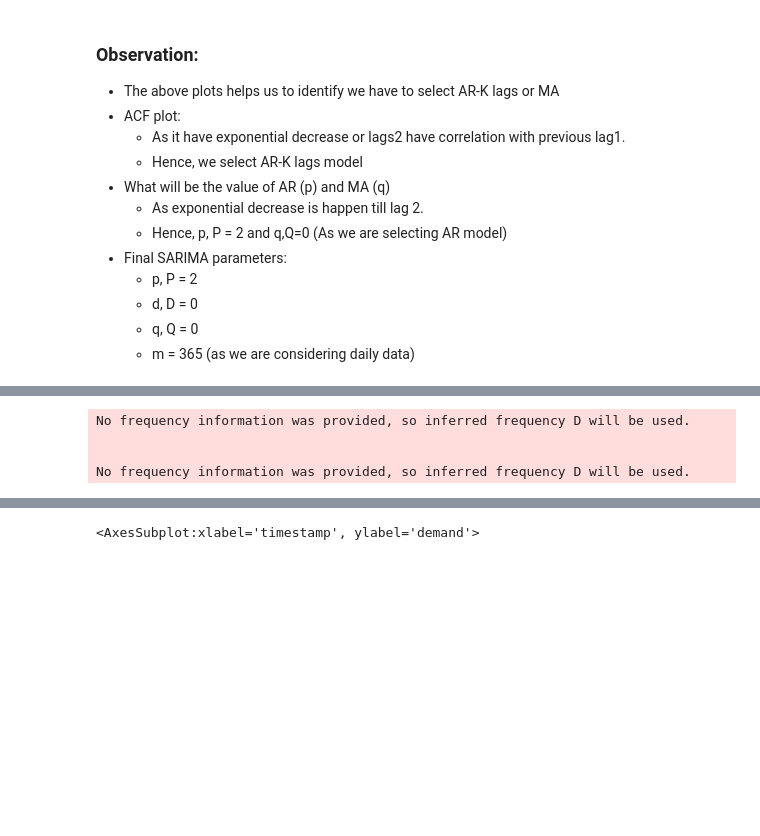
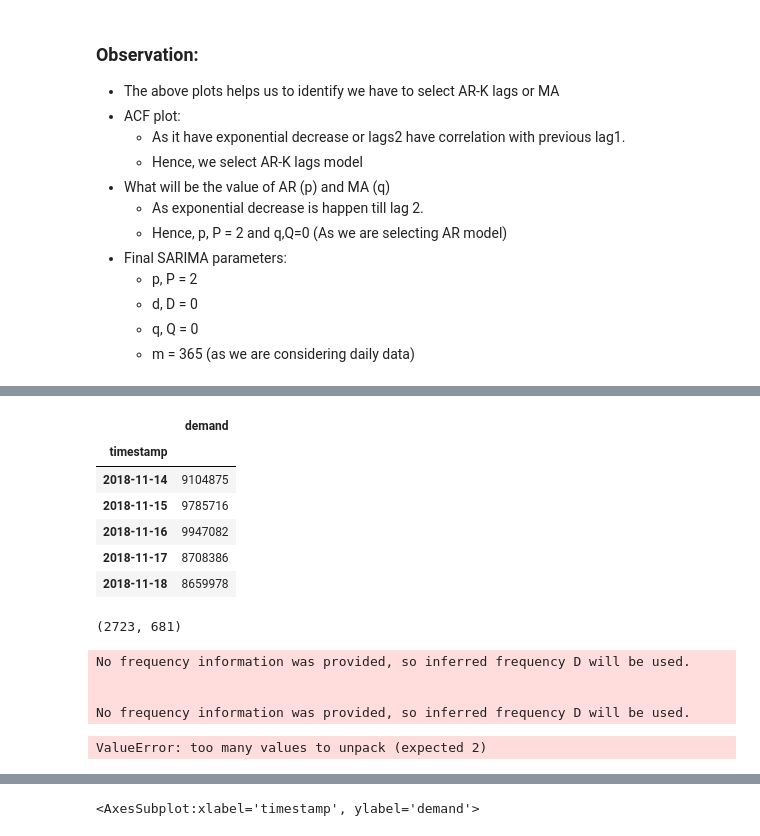
Before and after one commit to GDhasade/Time_Series_Analysis_NationalGrid_Data, a Jupyter notebook: UK_National_Grid_Electricity_Data_Time_Series_Analysis.ipynb, the cells around one changed output, grey strips where cells are left out. Cells and saved outputs as stored; diff of their text form; code cells hidden in the pictures; blank space fills up the shorter version.

```diff
--- a/UK_National_Grid_Electricity_Data_Time_Series_Analysis.ipynb
+++ b/UK_National_Grid_Electricity_Data_Time_Series_Analysis.ipynb
@@ -450,3 +471,17 @@ fig = sm.graphics.tsa.plot_pacf(AnomalysEDA['demand'],lags=40)
+# %%
+test_set.head()
+# %% [output]
+|  | demand |
+| timestamp |  |
+| 2018-11-14 | 9104875 |
+| 2018-11-15 | 9785716 |
+| 2018-11-16 | 9947082 |
+| 2018-11-17 | 8708386 |
+| 2018-11-18 | 8659978 |
+# %%
+len(train_set), len(test_set)
+# %% [output]
+(2723, 681)
 # %%
 from statsmodels.tsa.arima_model import ARIMA
 # %%
@@ -457,3 +492,10 @@ No frequency information was provided, so inferred frequency D will be used.
 
 
 No frequency information was provided, so inferred frequency D will be used.
+# %%
+# Forecast
+n_periods = 24
+fitted, confint = results.predict(n_periods=n_periods, return_conf_int=True)
+index_of_fc = pd.date_range(data.index[-1], periods = n_periods, freq='MS')
+# %% [output]
+ValueError: too many values to unpack (expected 2)
```
Also changed, not shown: parts of 8 cells of this notebook.
